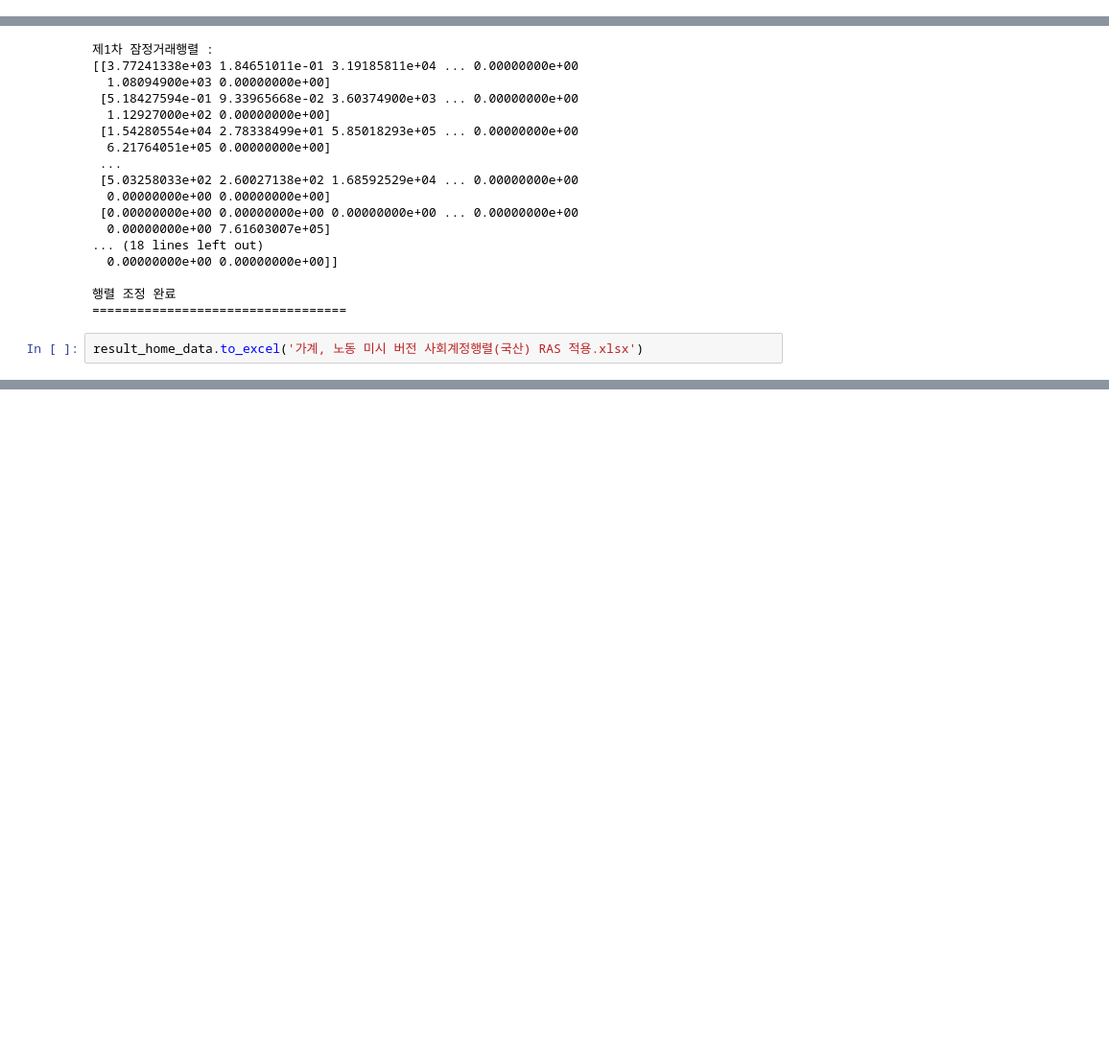
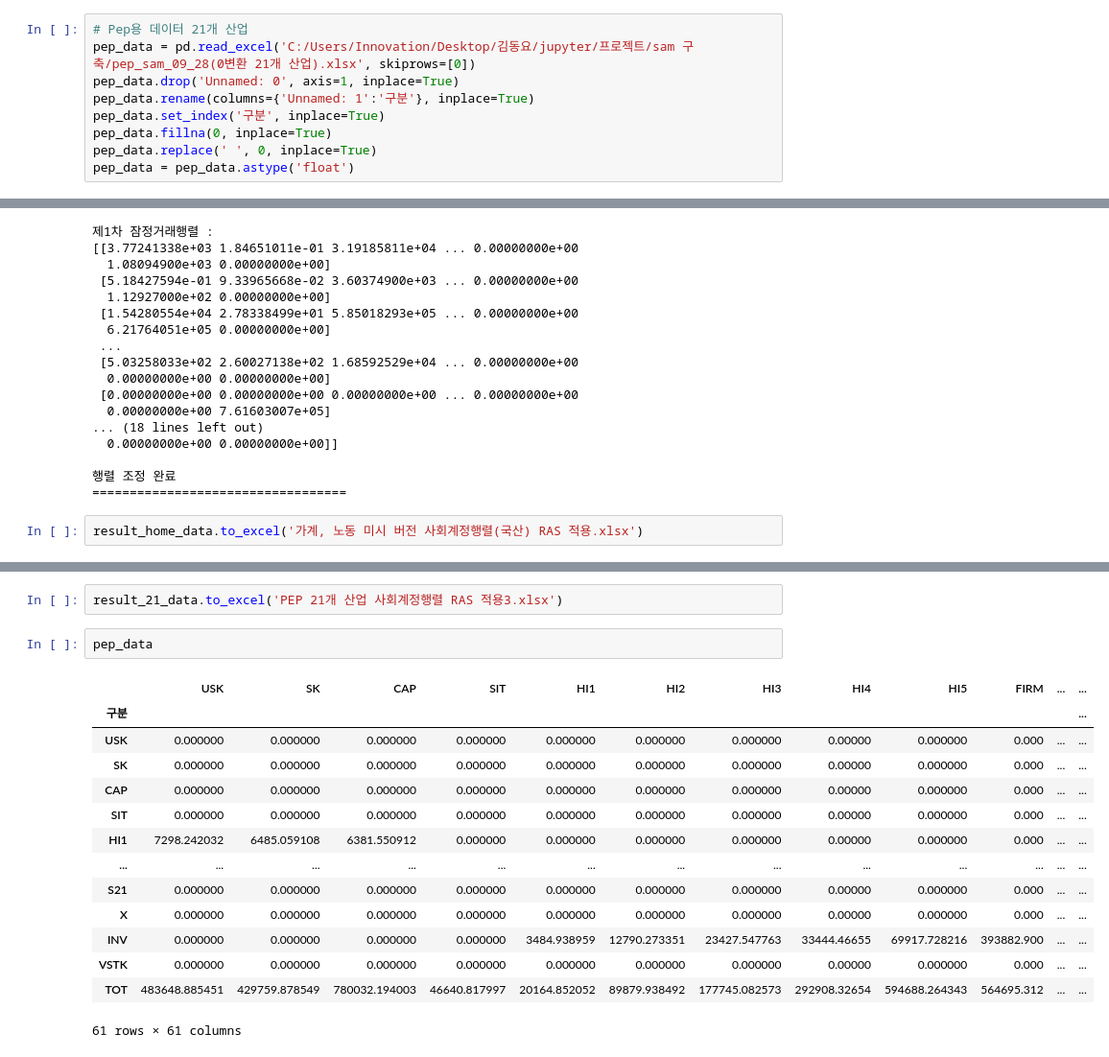
Before and after one commit to ehddy/spatial_information_project, a Jupyter notebook: RAS 행렬 조정.ipynb, the cells around one changed output, grey strips where cells are left out. Shown at 96% size. Saved outputs shown, nothing was run; the diff lists cells and outputs as text; blank space fills up the shorter version.

```diff
--- a/RAS 행렬 조정.ipynb
+++ b/RAS 행렬 조정.ipynb
@@ -52,6 +52,15 @@ pep_data.set_index('구분', inplace=True)
 pep_data.fillna(0, inplace=True)
 pep_data.replace(' ', 0, inplace=True)
 pep_data = pep_data.astype('float')
+# %%
+# Pep용 데이터 21개 산업
+pep_data = pd.read_excel('C:/Users/Innovation/Desktop/김동요/jupyter/프로젝트/sam 구축/pep_sam_09_28(0변환 21개 산업).xlsx', skiprows=[0])
+pep_data.drop('Unnamed: 0', axis=1, inplace=True)
+pep_data.rename(columns={'Unnamed: 1':'구분'}, inplace=True)
+pep_data.set_index('구분', inplace=True)
+pep_data.fillna(0, inplace=True)
+pep_data.replace(' ', 0, inplace=True)
+pep_data = pep_data.astype('float')
 # %%
 # 가계,노동 나눠준 데이터
 
@@ -348,0 +378,19 @@ result_home_data.to_excel('가계, 노동 미시 버전 사회계정행렬(국
+# %%
+result_21_data.to_excel('PEP 21개 산업 사회계정행렬 RAS 적용3.xlsx')
+# %%
+pep_data
+# %% [output]
+|  | USK | SK | CAP | SIT | HI1 | HI2 | HI3 | HI4 | HI5 | FIRM | ... | ... |
+| 구분 |  |  |  |  |  |  |  |  |  |  |  | ... |
+| USK | 0.000000 | 0.000000 | 0.000000 | 0.000000 | 0.000000 | 0.000000 | 0.000000 | 0.00000 | 0.000000 | 0.000 | ... | ... |
+| SK | 0.000000 | 0.000000 | 0.000000 | 0.000000 | 0.000000 | 0.000000 | 0.000000 | 0.00000 | 0.000000 | 0.000 | ... | ... |
+| CAP | 0.000000 | 0.000000 | 0.000000 | 0.000000 | 0.000000 | 0.000000 | 0.000000 | 0.00000 | 0.000000 | 0.000 | ... | ... |
+| SIT | 0.000000 | 0.000000 | 0.000000 | 0.000000 | 0.000000 | 0.000000 | 0.000000 | 0.00000 | 0.000000 | 0.000 | ... | ... |
+| HI1 | 7298.242032 | 6485.059108 | 6381.550912 | 0.000000 | 0.000000 | 0.000000 | 0.000000 | 0.00000 | 0.000000 | 0.000 | ... | ... |
+| ... | ... | ... | ... | ... | ... | ... | ... | ... | ... | ... | ... | ... |
+| S21 | 0.000000 | 0.000000 | 0.000000 | 0.000000 | 0.000000 | 0.000000 | 0.000000 | 0.00000 | 0.000000 | 0.000 | ... | ... |
+| X | 0.000000 | 0.000000 | 0.000000 | 0.000000 | 0.000000 | 0.000000 | 0.000000 | 0.00000 | 0.000000 | 0.000 | ... | ... |
+| INV | 0.000000 | 0.000000 | 0.000000 | 0.000000 | 3484.938959 | 12790.273351 | 23427.547763 | 33444.46655 | 69917.728216 | 393882.900 | ... | ... |
+| VSTK | 0.000000 | 0.000000 | 0.000000 | 0.000000 | 0.000000 | 0.000000 | 0.000000 | 0.00000 | 0.000000 | 0.000 | ... | ... |
+| TOT | 483648.885451 | 429759.878549 | 780032.194003 | 46640.817997 | 20164.852052 | 89879.938492 | 177745.082573 | 292908.32654 | 594688.264343 | 564695.312 | ... | ... |
+61 rows × 61 columns
```
Also changed, not shown: parts of 2 cells of this notebook, 8 other files.
